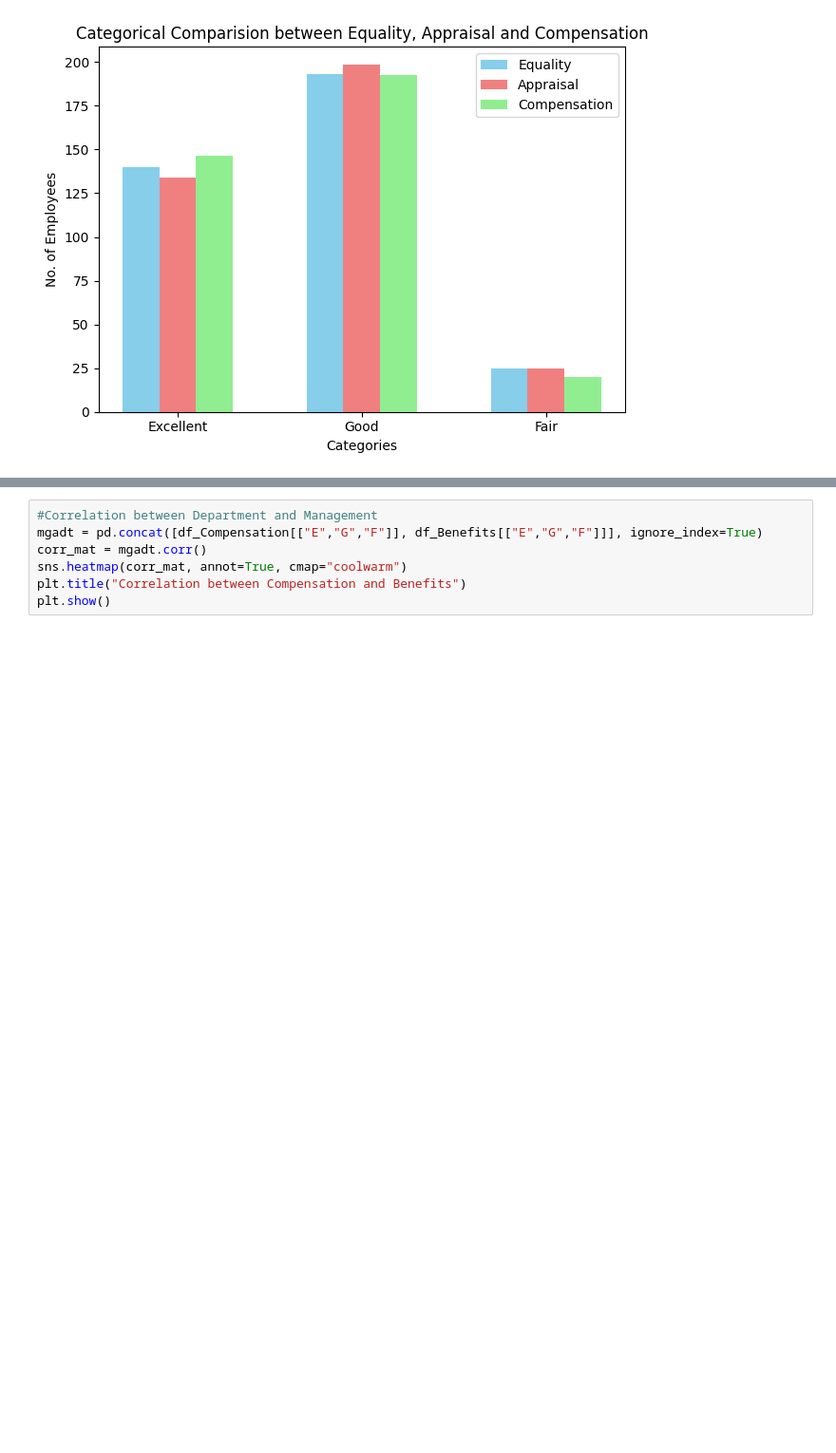
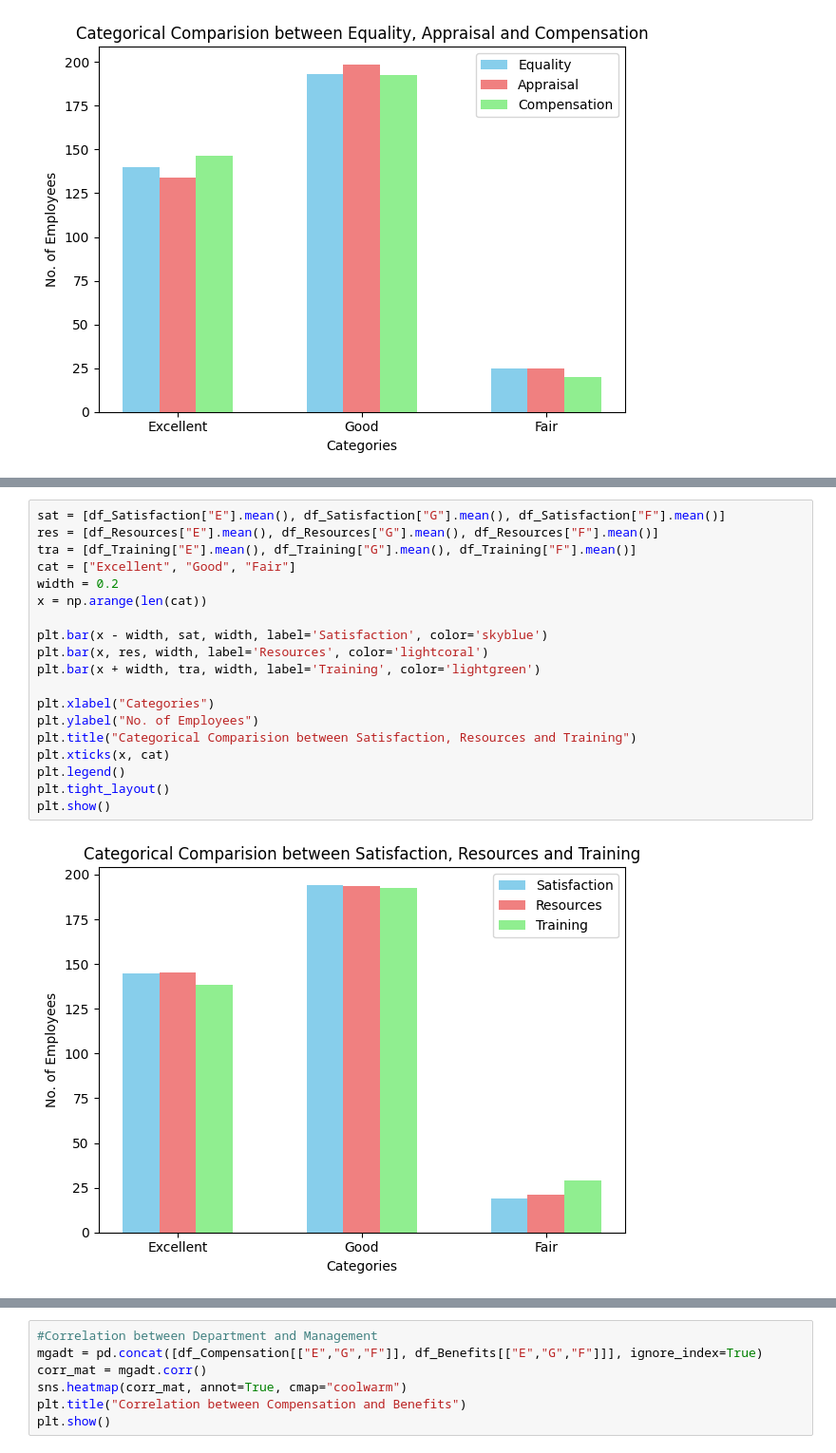
Before and after one commit to GuptajiRocks/data-science-sem4, a Jupyter notebook: Lectures/feb9-self/one.ipynb, the cells around one changed output, grey strips where cells are left out. Shown: that part at 95% size. Drawn from its saved outputs; the diff is of its cells as text; blank space fills up the shorter version.

```diff
--- a/Lectures/feb9-self/one.ipynb
+++ b/Lectures/feb9-self/one.ipynb
@@ -165,0 +187,21 @@ plt.show()
+# %%
+sat = [df_Satisfaction["E"].mean(), df_Satisfaction["G"].mean(), df_Satisfaction["F"].mean()]
+res = [df_Resources["E"].mean(), df_Resources["G"].mean(), df_Resources["F"].mean()]
+tra = [df_Training["E"].mean(), df_Training["G"].mean(), df_Training["F"].mean()]
+cat = ["Excellent", "Good", "Fair"]
+width = 0.2
+x = np.arange(len(cat))
+
+plt.bar(x - width, sat, width, label='Satisfaction', color='skyblue')
+plt.bar(x, res, width, label='Resources', color='lightcoral')
+plt.bar(x + width, tra, width, label='Training', color='lightgreen')
+
+plt.xlabel("Categories")
+plt.ylabel("No. of Employees")
+plt.title("Categorical Comparision between Satisfaction, Resources and Training")
+plt.xticks(x, cat)
+plt.legend()
+plt.tight_layout()
+plt.show()
+# %% [output]
+[figure, added]
```
Also changed, not shown: parts of 2 cells of this notebook.
